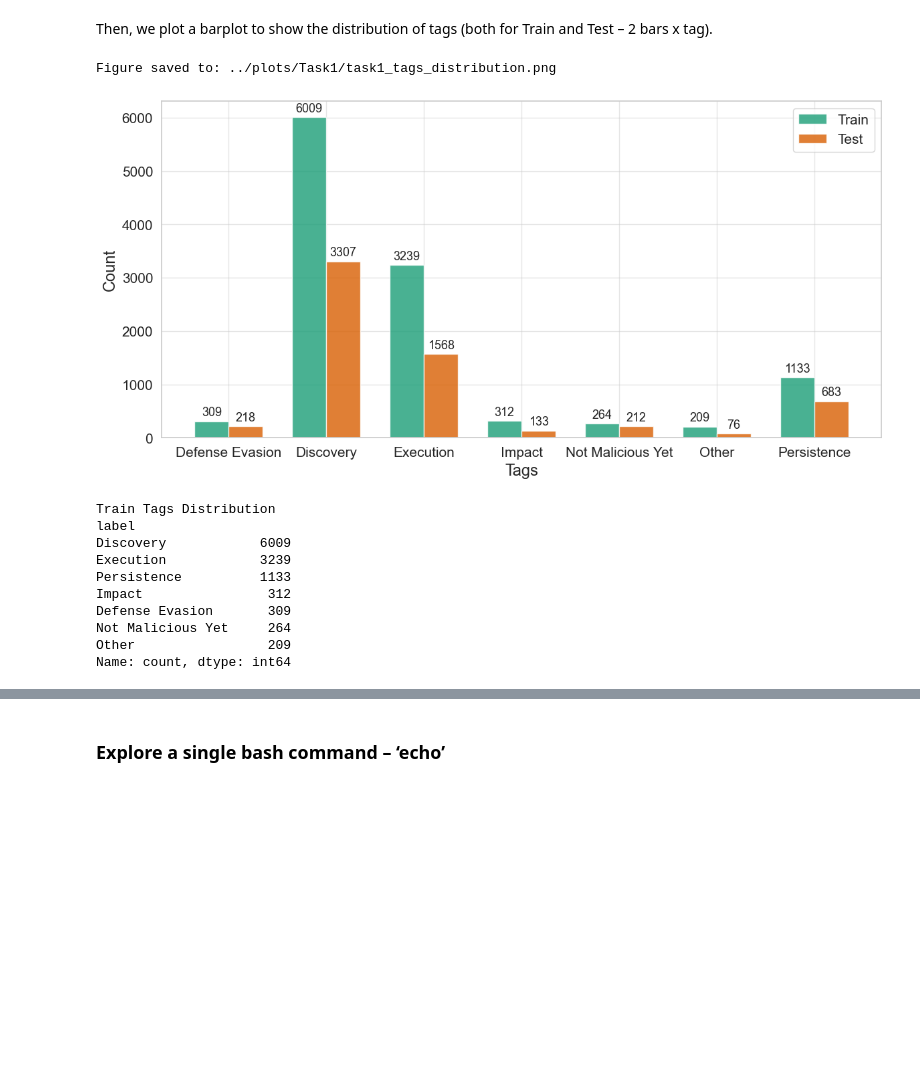
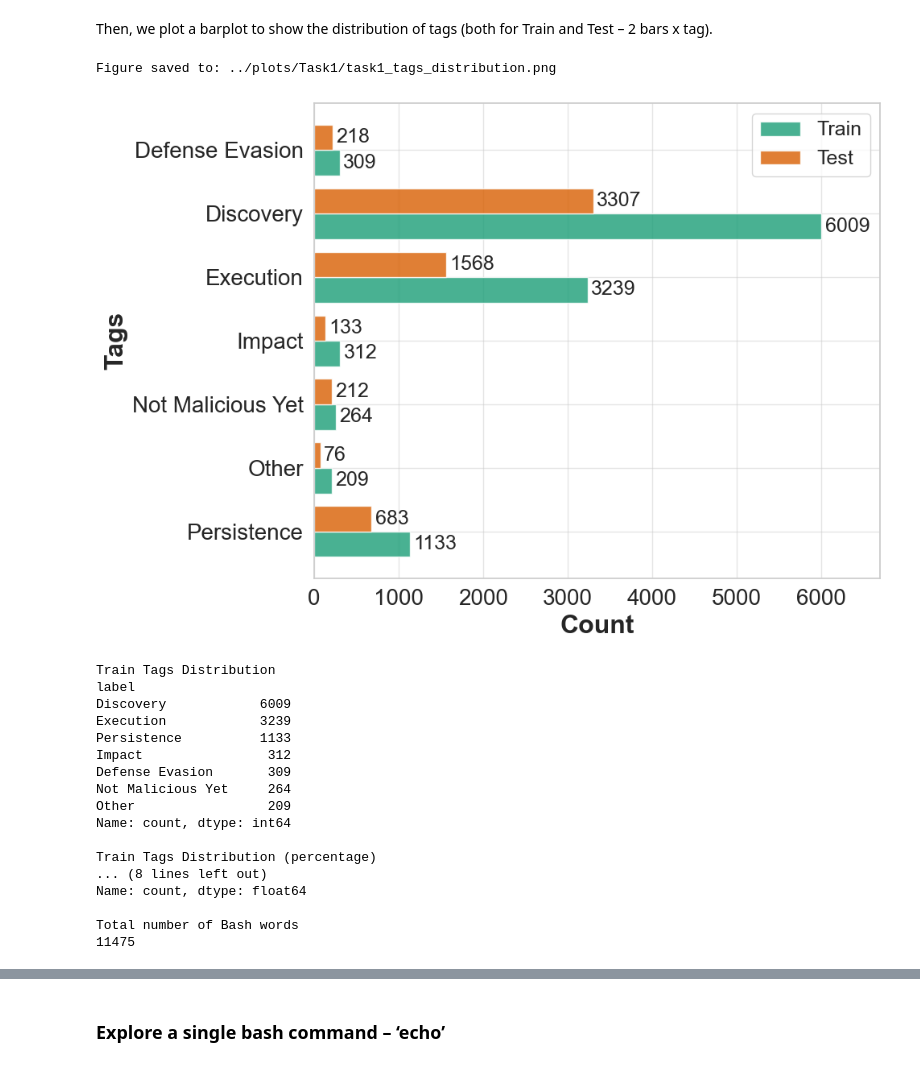
Before and after one commit to RenatoMignone/attack-tactic-recognition-nlp, a Jupyter notebook: lab/notebooks/Task1.ipynb, the cells around one changed output, grey strips where cells are left out. Cells and saved outputs as stored; diff of their text form; code cells hidden in the pictures; blank space fills up the shorter version.

```diff
--- a/lab/notebooks/Task1.ipynb
+++ b/lab/notebooks/Task1.ipynb
@@ -57,52 +59,68 @@ Then, we plot a barplot to show the distribution of tags (both for Train and Tes
 # %%
 # Count tag distribution for Train and Test
 train_tag_counts = train_df.label.explode().value_counts()
 test_tag_counts = test_df.label.explode().value_counts()
 
 # Get all unique labels
 all_labels = sorted(set(train_tag_counts.index) | set(test_tag_counts.index))
 
 # Create aligned counts for both datasets
 train_counts = [train_tag_counts.get(label, 0) for label in all_labels]
 test_counts = [test_tag_counts.get(label, 0) for label in all_labels]
 
 # Create grouped barplot
-x = np.arange(len(all_labels))
-width = 0.35
+y = np.arange(len(all_labels))[::-1]
+width = 0.4
 
 sns.set_theme(style="whitegrid")
 colors = ["#1b9e77", "#d95f02"]
-fig, ax = plt.subplots(figsize=(12, 6))
-bars1 = ax.bar(x - width/2, train_counts, width, label='Train', color=colors[0], alpha=0.8)
-bars2 = ax.bar(x + width/2, test_counts, width, label='Test', color=colors[1], alpha=0.8)
+fig, ax = plt.subplots(figsize=(10, 7))
+bars1 = ax.barh(y - width/2, train_counts, width, label='Train', color=colors[0], alpha=0.8)
+bars2 = ax.barh(y + width/2, test_counts, width, label='Test', color=colors[1], alpha=0.8)
 
-ax.set_xlabel('Tags', fontsize=17)
-ax.set_ylabel('Count', fontsize=17)
-ax.set_xticks(x)
-ax.set_xticklabels(all_labels)
-plt.tick_params(labelsize=15)
+ax.set_ylabel('Tags', fontsize=23, fontweight='bold')
+ax.set_xlabel('Count', fontsize=23, fontweight='bold')
+ax.set_xlim(0, 6700)
+ax.set_yticks(y)
+ax.set_yticklabels(all_labels)
+plt.tick_params(labelsize=20)
 plt.grid(alpha=0.5)
-ax.legend(fontsize=15)
+ax.legend(fontsize=18)
 
-# Add value labels on bars
+# Add value labels on bars (adjusted for horizontal)
 for bar in bars1:
-    height = bar.get_height()
-    ax.annotate(f'{int(height)}', xy=(bar.get_x() + bar.get_width()/2, height),
-                xytext=(0, 3), textcoords="offset points", ha='center', va='bottom', fontsize=13)
+    width_val = bar.get_width()
+    ax.annotate(f'{int(width_val)}',
+                xy=(width_val, bar.get_y() + bar.get_height()/2),
+                xytext=(3, 0), # Offset to the right
+                textcoords="offset points",
+                ha='left',
+                va='center',
+                fontsize=18)
+
 for bar in bars2:
-    height = bar.get_height()
-    ax.annotate(f'{int(height)}', xy=(bar.get_x() + bar.get_width()/2, height),
-                xytext=(0, 3), textcoords="offset points", ha='center', va='bottom', fontsize=13)
+    width_val = bar.get_width()
+    ax.annotate(f'{int(width_val)}',
+                xy=(width_val, bar.get_y() + bar.get_height()/2),
+                xytext=(3, 0), # Offset to the right
+                textcoords="offset points",
+                ha='left',
+                va='center',
+                fontsize=18)
 
 plt.tight_layout()
 save_figure_for_report('task1_tags_distribution.png')
 plt.show()
 # %% [output]
 Figure saved to: ../plots/Task1/task1_tags_distribution.png
-[figure, old version]
+[figure, new version]
 # %%
 print("Train Tags Distribution")
 print(train_tag_counts)
+print("\nTrain Tags Distribution (percentage)")
+print(train_tag_counts/sum(train_tag_counts)*100)
+print("\nTotal number of Bash words")
+print(sum(train_tag_counts))
 # %% [output]
 Train Tags Distribution
 label
@@ -114,6 +132,13 @@ Defense Evasion       309
 Not Malicious Yet     264
 Other                 209
 Name: count, dtype: int64
+
+Train Tags Distribution (percentage)
+... (8 lines left out)
+Name: count, dtype: float64
+
+Total number of Bash words
+11475
 # %%
 print("Test Tags Distribution")
 print(test_tag_counts)
```
Also changed, not shown: parts of 5 cells of this notebook, 8 other files.
